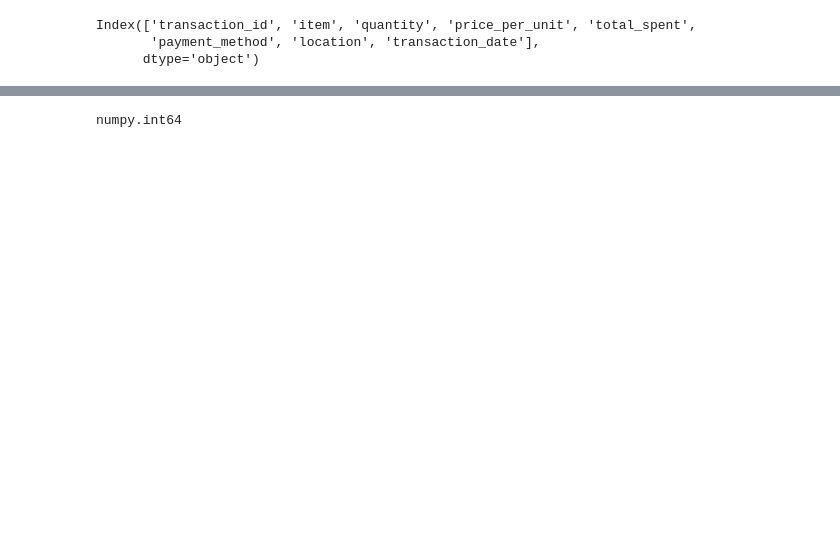
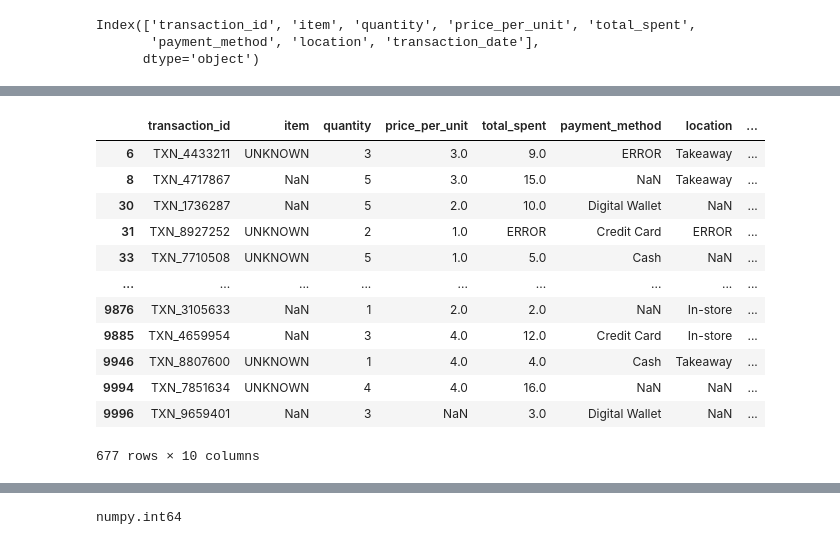
Before and after one commit to ndrero/etl-cafe-sales, a Jupyter notebook: notebook.ipynb, the cells around one changed output, grey strips where cells are left out. Cells and saved outputs as stored; diff of their text form; code cells hidden in the pictures; blank space fills up the shorter version.

```diff
--- a/notebook.ipynb
+++ b/notebook.ipynb
@@ -50,3 +62,19 @@ Index(['transaction_id', 'item', 'quantity', 'price_per_unit', 'total_spent',
+# %%
+df_copy[df_copy['is_missing'] == True]
+# %% [output]
+|  | transaction_id | item | quantity | price_per_unit | total_spent | payment_method | location | ... |
+| 6 | TXN_4433211 | UNKNOWN | 3 | 3.0 | 9.0 | ERROR | Takeaway | ... |
+| 8 | TXN_4717867 | NaN | 5 | 3.0 | 15.0 | NaN | Takeaway | ... |
+| 30 | TXN_1736287 | NaN | 5 | 2.0 | 10.0 | Digital Wallet | NaN | ... |
+| 31 | TXN_8927252 | UNKNOWN | 2 | 1.0 | ERROR | Credit Card | ERROR | ... |
+| 33 | TXN_7710508 | UNKNOWN | 5 | 1.0 | 5.0 | Cash | NaN | ... |
+| ... | ... | ... | ... | ... | ... | ... | ... | ... |
+| 9876 | TXN_3105633 | NaN | 1 | 2.0 | 2.0 | NaN | In-store | ... |
+| 9885 | TXN_4659954 | NaN | 3 | 4.0 | 12.0 | Credit Card | In-store | ... |
+| 9946 | TXN_8807600 | UNKNOWN | 1 | 4.0 | 4.0 | Cash | Takeaway | ... |
+| 9994 | TXN_7851634 | UNKNOWN | 4 | 4.0 | 16.0 | NaN | NaN | ... |
+| 9996 | TXN_9659401 | NaN | 3 | NaN | 3.0 | Digital Wallet | NaN | ... |
+677 rows × 10 columns
 # %%
 df_copy.replace(['ERROR', 'UNKNOWN', 'nan'], np.nan, inplace=True)
 # %%
```
Also changed, not shown: parts of 22 cells of this notebook, 1 other file.
